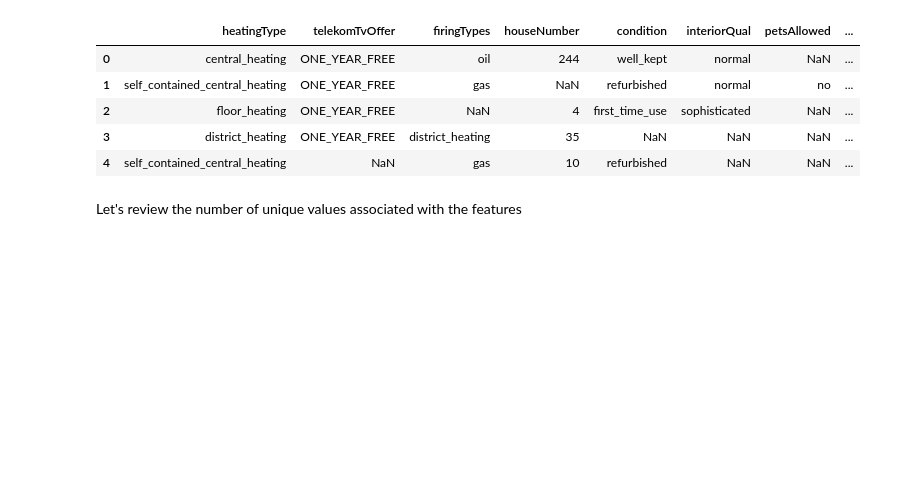
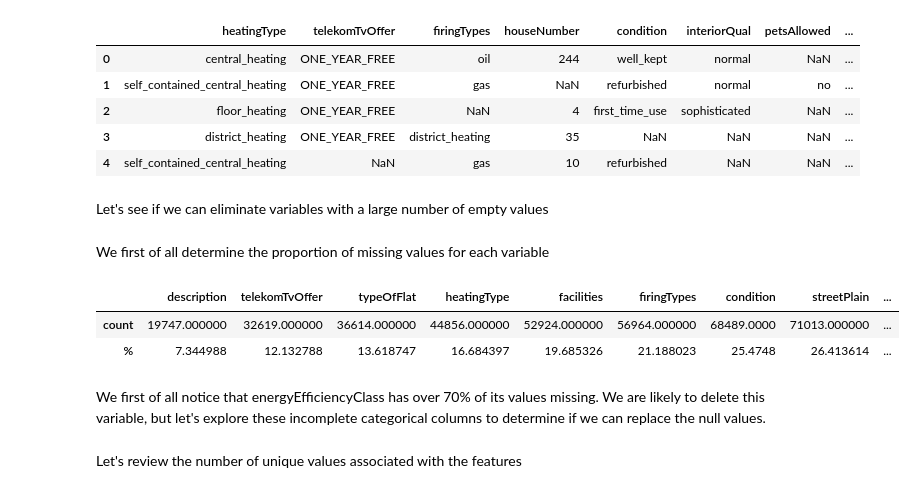
Before and after one commit to femi-lujo/germany_rental_apartments, a Jupyter notebook: notebooks/data_wrangling.ipynb, the cells around one changed output. Drawn from its saved outputs; the diff is of its cells as text; code cells hidden in the pictures; blank space fills up the shorter version.

```diff
--- a/notebooks/data_wrangling.ipynb
+++ b/notebooks/data_wrangling.ipynb
@@ -248,6 +254,20 @@ incomplete_cat.head()
 | 2 | floor_heating | ONE_YEAR_FREE | NaN | 4 | first_time_use | sophisticated | NaN | ... |
 | 3 | district_heating | ONE_YEAR_FREE | district_heating | 35 | NaN | NaN | NaN | ... |
 | 4 | self_contained_central_heating | NaN | gas | 10 | refurbished | NaN | NaN | ... |
+# %% [markdown]
+Let's see if we can eliminate variables with a large number of empty values
+# %% [markdown]
+We first of all determine the proportion of missing values for each variable
+# %%
+missing_incomplete_cat = pd.concat([incomplete_cat.isnull().sum(), 100 * incomplete_cat.isnull().mean()], axis = 1)
+missing_incomplete_cat.columns = ['count', '%']
+missing_incomplete_cat.sort_values(by = 'count').T
+# %% [output]
+|  | description | telekomTvOffer | typeOfFlat | heatingType | facilities | firingTypes | condition | streetPlain | ... |
+| count | 19747.000000 | 32619.000000 | 36614.000000 | 44856.000000 | 52924.000000 | 56964.000000 | 68489.0000 | 71013.000000 | ... |
+| % | 7.344988 | 12.132788 | 13.618747 | 16.684397 | 19.685326 | 21.188023 | 25.4748 | 26.413614 | ... |
+# %% [markdown]
+We first of all notice that energyEfficiencyClass has over 70% of its values missing. We are likely to delete this variable, but let's explore these incomplete categorical columns to determine if we can replace the null values.
 # %% [markdown]
 Let's review the number of unique values associated with the features
 # %%
```
Also changed, not shown: parts of 40 cells of this notebook.
